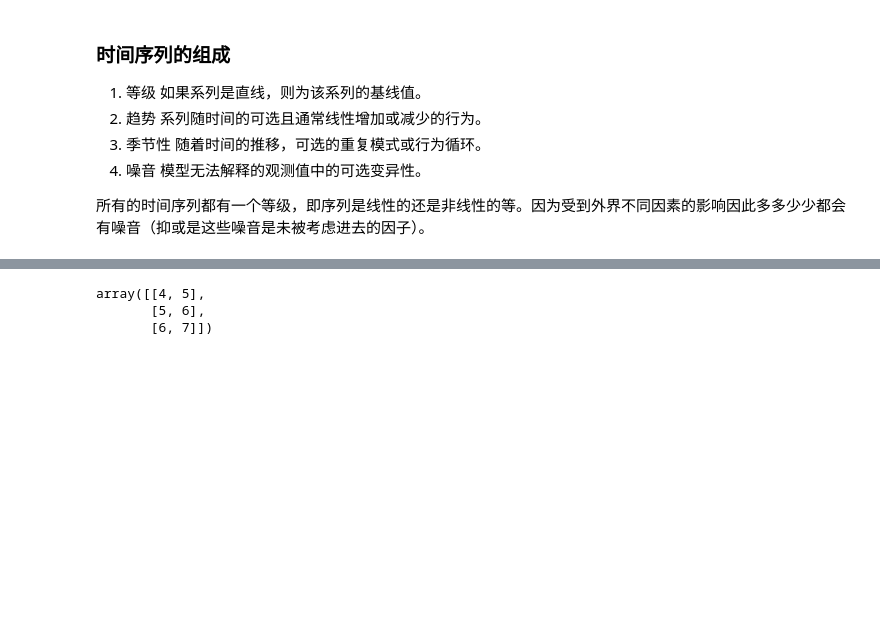
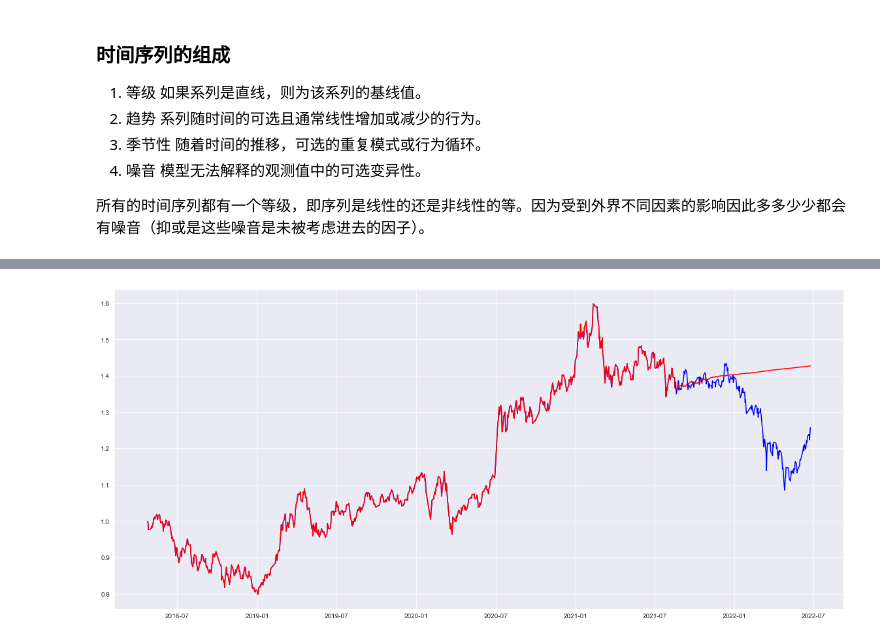
Before and after one commit to zhiyixu/FA, a Jupyter notebook: Mathmatic Moding/Python Time Series/TimeSeriesInPython.ipynb, the cells around one changed output, grey strips where cells are left out. Cells and saved outputs as stored; diff of their text form; code cells hidden in the pictures; blank space fills up the shorter version.

```diff
--- a/Mathmatic Moding/Python Time Series/TimeSeriesInPython.ipynb
+++ b/Mathmatic Moding/Python Time Series/TimeSeriesInPython.ipynb
@@ -36,4 +32,6 @@ raw_data.columns=["date","price","_"]
 raw_data.set_index("date",inplace=True)
 raw_data.sort_index(ascending=True, inplace=True)
 data = raw_data[["price"]].copy()
-data.head(10)
+num = int(data.shape[0] * 0.8)
+training_data = data.iloc[:num,:].copy()
+testing_data = data.iloc[num:,:].copy()
@@ -53,9 +37,0 @@ data.head(10)
-# %%
-# auto regression
-from statsmodels.tsa.ar_model import AutoReg
-
-# lags: 表示当前时刻的时序信号会受到多少过去时刻的时序信号的影响
-model = AutoReg(data, lags=[1,3,7], old_names=False)
-model_fit = model.fit()
-yhat = model_fit.predict(len(data)-10, len(data)+10) # 从哪个数据点开始， 向后预测几个数据点
-# model_fit.params # 偏差， 一个时间片之前数据的影响， 3个时间片之前数据的影响，7个时间片之前数据的影响
@@ -138,6 +38,26 @@ array([1.42365596, 0.14297434, 0.57995379])
-# %%
-y
-# %% [output]
-array([[4, 5],
-       [5, 6],
-       [6, 7]])
+# %%
+# 1. auto regression
+# 自回归 (AR) 方法将序列中的下一步建模为先前时间步长观测值的线性函数。
+from statsmodels.tsa.ar_model import AutoReg
+
+# lags: 表示当前时刻的时序信号会受到多少过去时刻的时序信号的影响
+model = AutoReg(training_data.price, lags=30, old_names=False)
+model_fit = model.fit()
+# yhat = model_fit.predict(len(training_data), len(training_data)) # 从哪个数据点开始， 向后预测几个数据点
+# model_fit.params # 偏差， 一个时间片之前数据的影响， 3个时间片之前数据的影响，7个时间片之前数据的影响
+#  auto regression only predict one point ??
+ploting_data = training_data.copy()
+model = AutoReg(ploting_data.price, lags=60, old_names=False)
+model_fit = model.fit()
+for i in range(len(testing_data)):
+    yhat = model_fit.predict(len(ploting_data), len(ploting_data)) # the predicted point
+    d = pd.DataFrame([yhat.values],columns=["price"] ,index=[testing_data.index[i]])
+    ploting_data = ploting_data.append(d)
+
+# show the data
+fig, ax = plt.subplots(figsize=(20, 9))
+ax.plot(data.index, data.values, 'b')
+ax.plot(ploting_data.index, ploting_data.price, 'r')
+plt.show()
+# %% [output]
+[figure, added]
```
Also changed, not shown: parts of 16 cells of this notebook.
